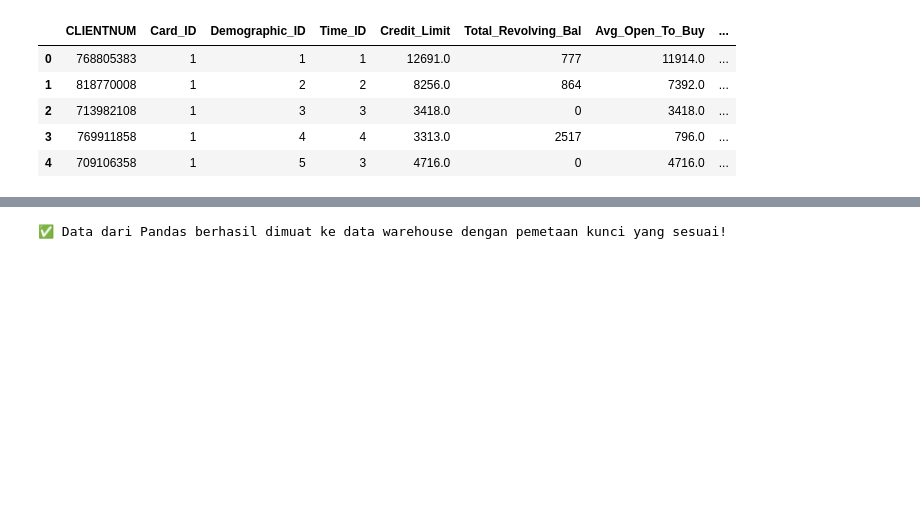
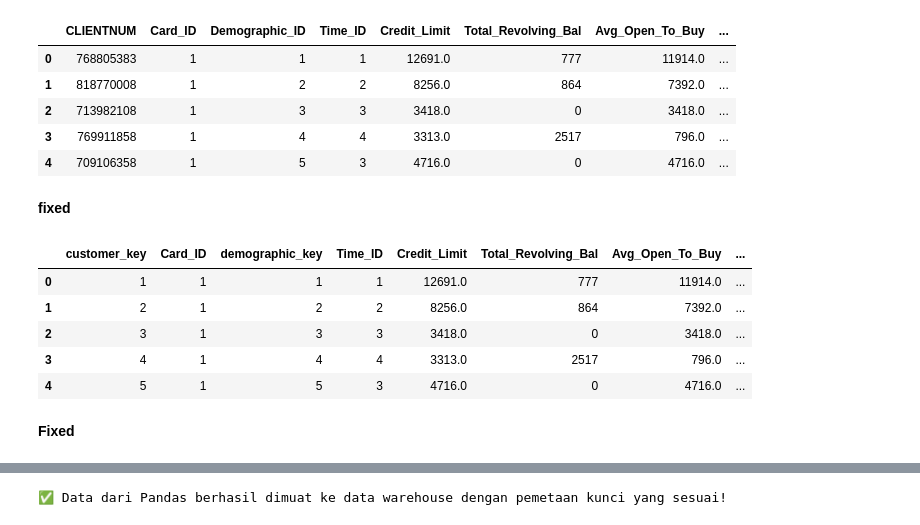
Before and after one commit to otherlife-code/DWIB_Final-Project, a Jupyter notebook: Project Based Milestone 1/Milestone_1.ipynb, the cells around one changed output, grey strips where cells are left out. Saved outputs shown, nothing was run; the diff lists cells and outputs as text; code cells hidden in the pictures; blank space fills up the shorter version.

```diff
--- a/Project Based Milestone 1/Milestone_1.ipynb
+++ b/Project Based Milestone 1/Milestone_1.ipynb
@@ -366,0 +564,23 @@ dim_demographics.head()
+# %%
+dim_demographics = df[['Gender', 'Dependent_count', 'Education_Level', 'Marital_Status', 'Income_Category']].drop_duplicates().reset_index(drop=True)
+
+# Tambahkan surrogate key
+dim_demographics['demographic_key'] = range(1, len(dim_demographics) + 1)
+
+# Salin surrogate key sebagai Demographic_ID untuk kebutuhan join ke fakta
+dim_demographics['Demographic_ID'] = dim_demographics['demographic_key']
+
+# Tambahkan Start_Date antara 2018 dan 2023
+start_date_range = pd.to_datetime("2018-01-01")
+end_date_range = pd.to_datetime("2023-12-31")
+dim_demographics['Start_Date'] = pd.to_datetime(np.random.randint(
+    start_date_range.value // 10**9,
+    end_date_range.value // 10**9,
+    size=len(dim_demographics)), unit='s')
+
+# End_Date dan Is_Current simulasi awal
+# Kita anggap semua data versi pertama sebagai current (tanpa histori dulu)
+dim_demographics['End_Date'] = pd.NaT
+dim_demographics['Is_Current'] = True
+
+dim_demographics.head()
@@ -384,4 +611,29 @@ fact_transactions.head()
 | 2 | 713982108 | 1 | 3 | 3 | 3418.0 | 0 | 3418.0 | ... |
 | 3 | 769911858 | 1 | 4 | 4 | 3313.0 | 2517 | 796.0 | ... |
 | 4 | 709106358 | 1 | 5 | 3 | 4716.0 | 0 | 4716.0 | ... |
+# %% [markdown]
+**fixed**
+# %%
+
+fact_transactions = df.merge(dim_customer, on=['CLIENTNUM', 'Attrition_Flag', 'Customer_Age', 'Months_on_book'], how='left') \
+                      .merge(dim_card, on=['Card_Category'], how='left') \
+                      .merge(dim_demographics, on=['Gender', 'Dependent_count', 'Education_Level', 'Marital_Status', 'Income_Category'], how='left') \
+                      .merge(dim_time, on=['Months_Inactive_12_mon', 'Contacts_Count_12_mon'], how='left')
+
+# Ensure surrogate keys are used in fact_transactions
+fact_transactions = fact_transactions[['customer_key', 'Card_ID', 'demographic_key', 'Time_ID',
+                                       'Credit_Limit', 'Total_Revolving_Bal', 'Avg_Open_To_Buy',
+                                       'Total_Amt_Chng_Q4_Q1', 'Total_Trans_Amt', 'Total_Trans_Ct',
+                                       'Total_Ct_Chng_Q4_Q1', 'Avg_Utilization_Ratio']].reset_index(drop=True)
+
+# Generate Transaction_ID as a unique primary key
+fact_transactions['Transaction_ID'] = range(1, len(fact_transactions) + 1)
+fact_transactions.head()
+# %% [output]
+|  | customer_key | Card_ID | demographic_key | Time_ID | Credit_Limit | Total_Revolving_Bal | Avg_Open_To_Buy | ... |
+| 0 | 1 | 1 | 1 | 1 | 12691.0 | 777 | 11914.0 | ... |
+| 1 | 2 | 1 | 2 | 2 | 8256.0 | 864 | 7392.0 | ... |
+| 2 | 3 | 1 | 3 | 3 | 3418.0 | 0 | 3418.0 | ... |
+| 3 | 4 | 1 | 4 | 4 | 3313.0 | 2517 | 796.0 | ... |
+| 4 | 5 | 1 | 5 | 3 | 4716.0 | 0 | 4716.0 | ... |
 # %%
@@ -396,0 +649,2 @@ df_fact_transactions = fact_transactions[['Transaction_ID', 'CLIENTNUM', 'Card_I
+# %% [markdown]
+**Fixed**
```
Also changed, not shown: parts of 27 cells of this notebook.
